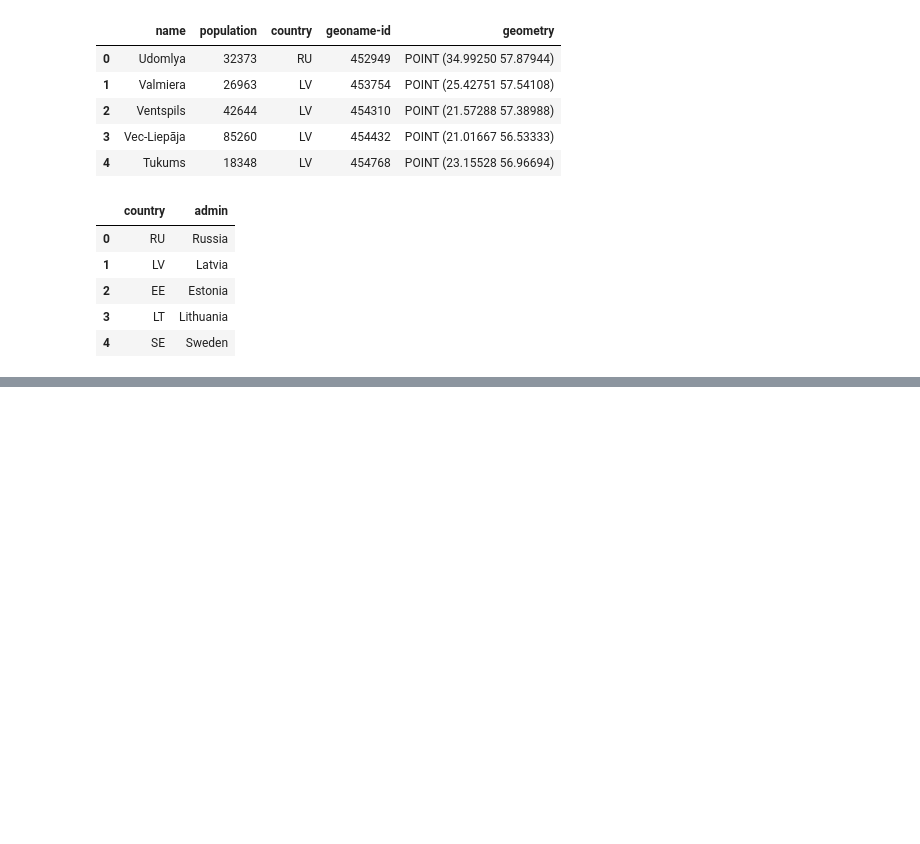
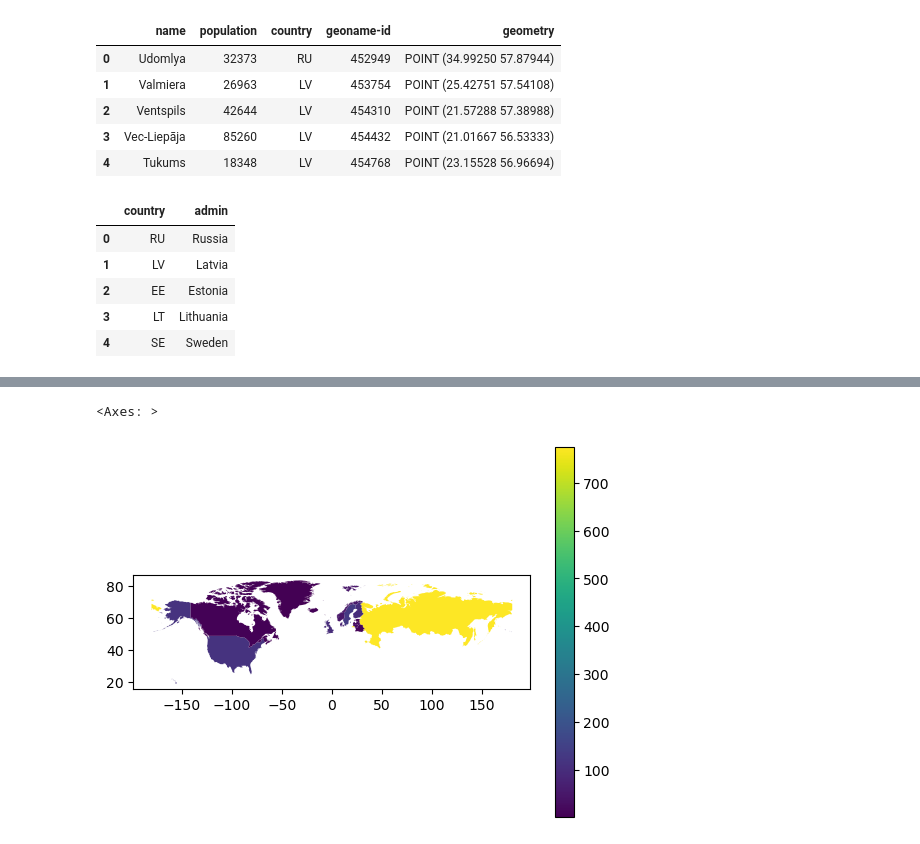
Before and after one commit to mmorenorolon/eds220-2025-in-class, a Jupyter notebook: week6-reprojecting.ipynb, the cells around one changed output, grey strips where cells are left out. Saved outputs shown, nothing was run; the diff lists cells and outputs as text; code cells hidden in the pictures; blank space fills up the shorter version.

```diff
--- a/week6-reprojecting.ipynb
+++ b/week6-reprojecting.ipynb
@@ -41,0 +70,5 @@ country_names.head()
+# %%
+# Create data frame with number of communities per country
+n_comms = (communities.groupby('country')
+           .size()
+           .reset_index(name = 'n_communities'))
@@ -41,0 +156,6 @@ country_names.head()
+# %%
+n_comms = pd.merge(n_comms,
+                   country_names,
+                   how='left',
+                   on='country')
+n_comms
@@ -41,0 +189,6 @@ country_names.head()
+# %%
+arctic_countries = pd.merge(countries, # df on the "left" side
+                     n_comms, # df on the "right"
+                     how = 'inner', # default = inner join
+                     on = 'admin') # which column to join on, must me in both df's
+arctic_countries.head()
@@ -41,0 +229,2 @@ country_names.head()
+# %%
+arctic_countries.at['Finland', 'n_communities'] += 1 # don't re-run because it's going to add the column again
@@ -41,0 +238,6 @@ country_names.head()
+# %%
+arctic_countries.plot(column = 'n_communities',
+                      legend = True)
+# %% [output]
+<Axes: >
+[figure, added]
```
Also changed, not shown: parts of 38 cells of this notebook.
